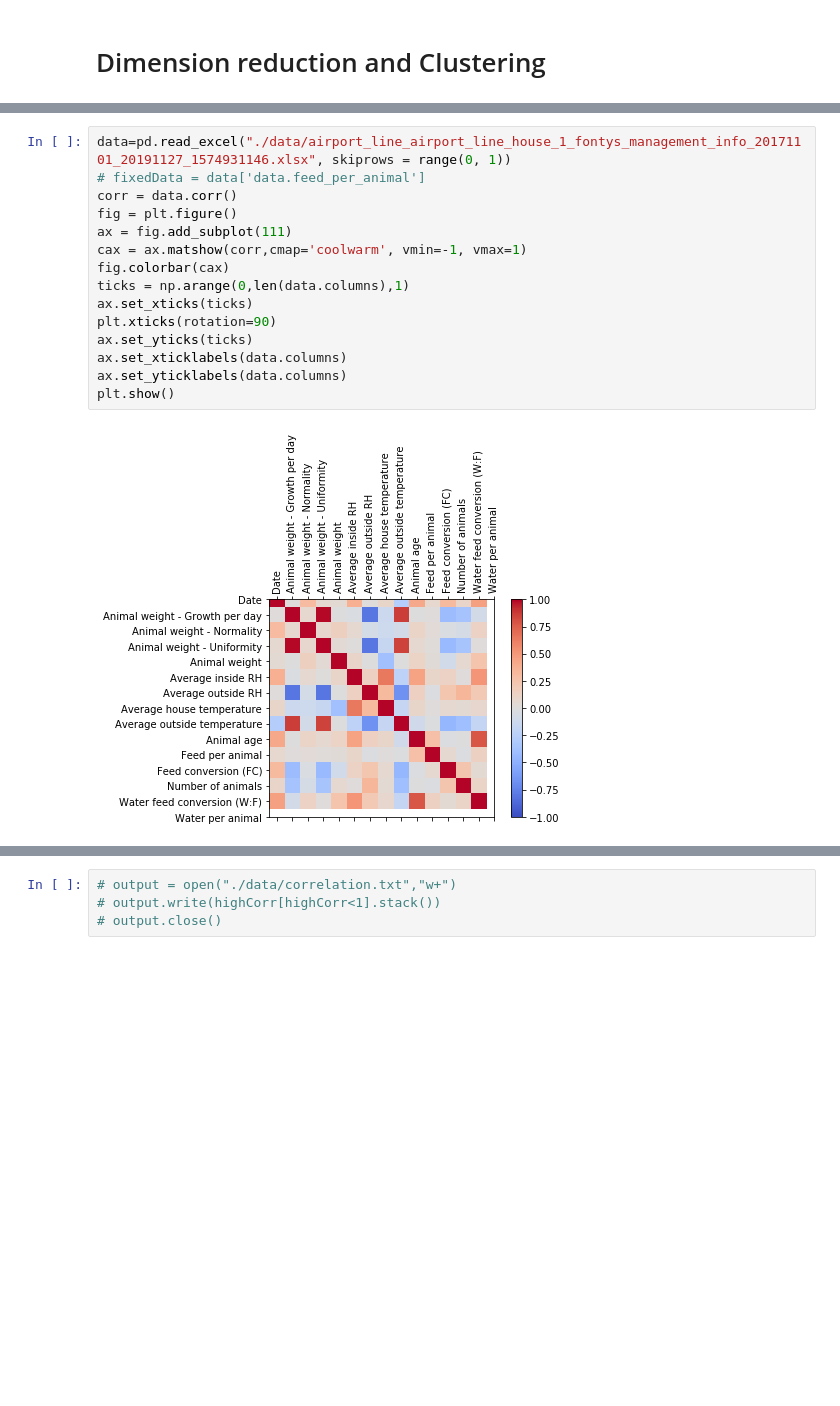
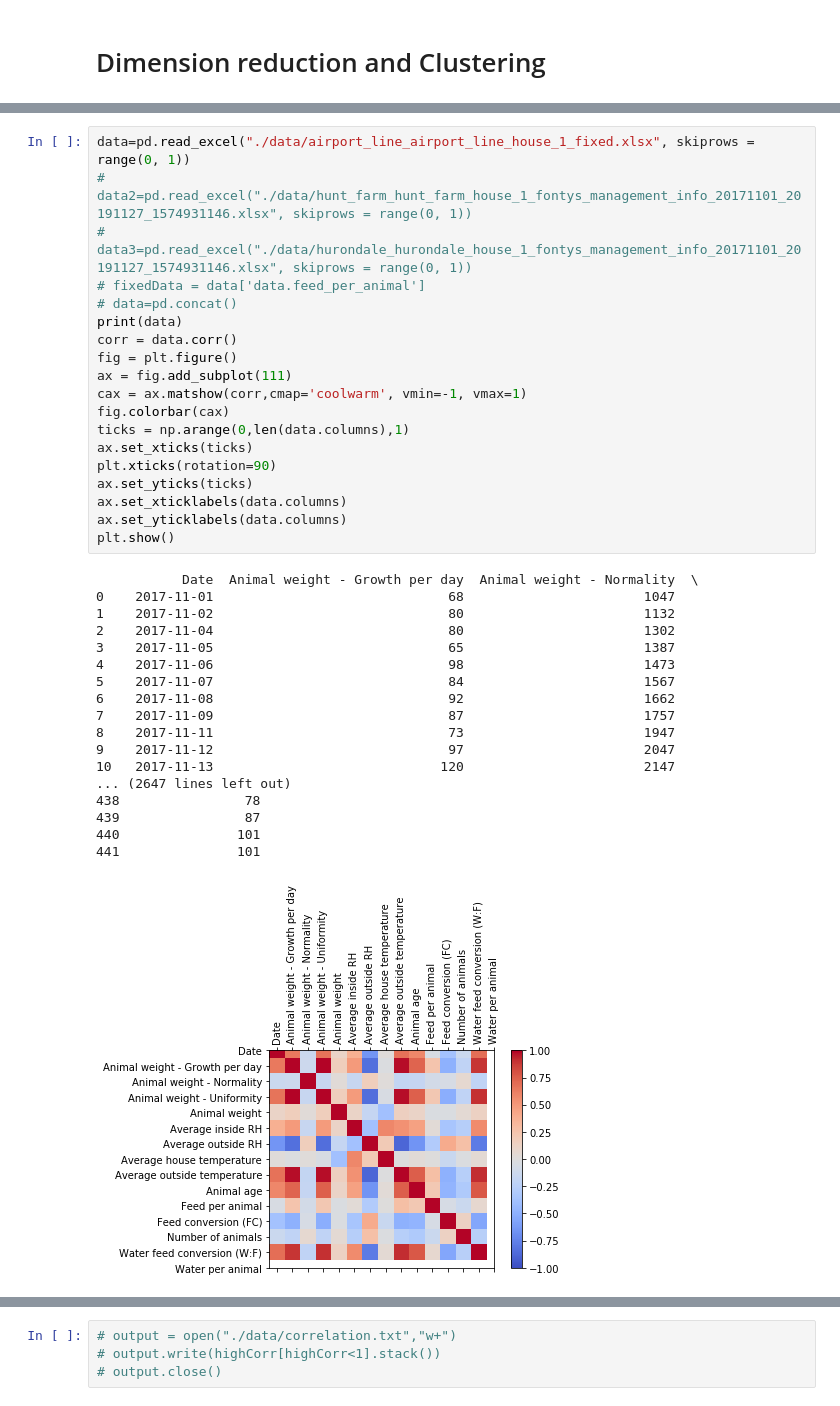
Before and after one commit to meester7ons/DASC_HealthSystem, a Jupyter notebook: correlation.ipynb, the cells around one changed output, grey strips where cells are left out. Cells and saved outputs as stored; diff of their text form; blank space fills up the shorter version.

```diff
--- a/correlation.ipynb
+++ b/correlation.ipynb
@@ -9,20 +44,41 @@ import matplotlib.pyplot as plt
 # %%
-data=pd.read_excel("./data/airport_line_airport_line_house_1_fontys_management_info_20171101_20191127_1574931146.xlsx", skiprows = range(0, 1))
+data=pd.read_excel("./data/airport_line_airport_line_house_1_fixed.xlsx", skiprows = range(0, 1))
+# data2=pd.read_excel("./data/hunt_farm_hunt_farm_house_1_fontys_management_info_20171101_20191127_1574931146.xlsx", skiprows = range(0, 1))
+# data3=pd.read_excel("./data/hurondale_hurondale_house_1_fontys_management_info_20171101_20191127_1574931146.xlsx", skiprows = range(0, 1))
 # fixedData = data['data.feed_per_animal']
+# data=pd.concat()
+print(data)
 corr = data.corr()
 fig = plt.figure()
 ax = fig.add_subplot(111)
 cax = ax.matshow(corr,cmap='coolwarm', vmin=-1, vmax=1)
 fig.colorbar(cax)
 ticks = np.arange(0,len(data.columns),1)
 ax.set_xticks(ticks)
 plt.xticks(rotation=90)
 ax.set_yticks(ticks)
 ax.set_xticklabels(data.columns)
 ax.set_yticklabels(data.columns)
 plt.show()
 # %% [output]
+           Date  Animal weight - Growth per day  Animal weight - Normality  \
+0    2017-11-01                              68                       1047
+1    2017-11-02                              80                       1132
+2    2017-11-04                              80                       1302
+3    2017-11-05                              65                       1387
+4    2017-11-06                              98                       1473
+5    2017-11-07                              84                       1567
+6    2017-11-08                              92                       1662
+7    2017-11-09                              87                       1757
+8    2017-11-11                              73                       1947
+9    2017-11-12                              97                       2047
+10   2017-11-13                             120                       2147
+... (2647 lines left out)
+438                78
+439                87
+440               101
+441               101
-[figure, old version]
+[figure, new version]
 # %%
 highCorr = corr[corr>0]
 print(highCorr[highCorr<1].stack())
```
Also changed, not shown: parts of 4 cells of this notebook.
